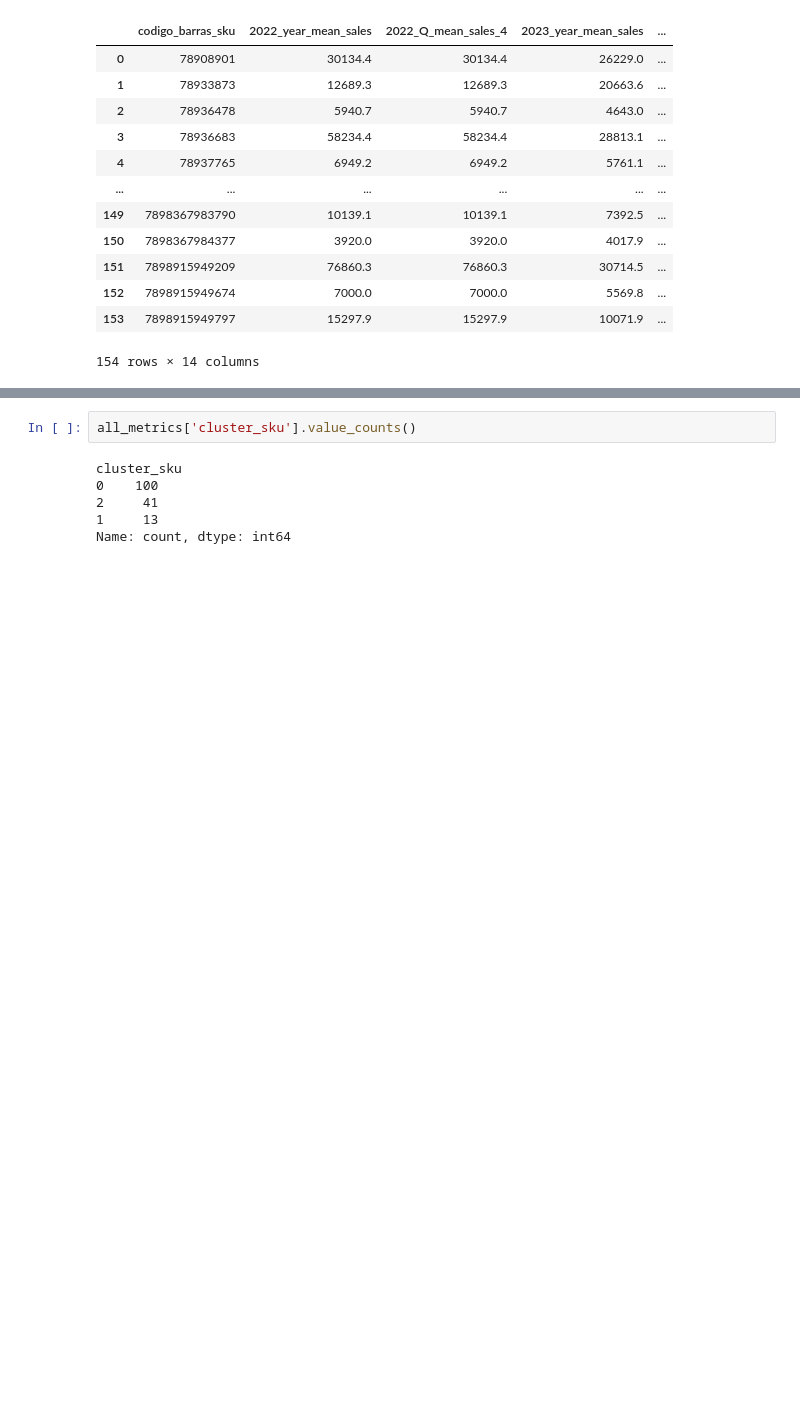
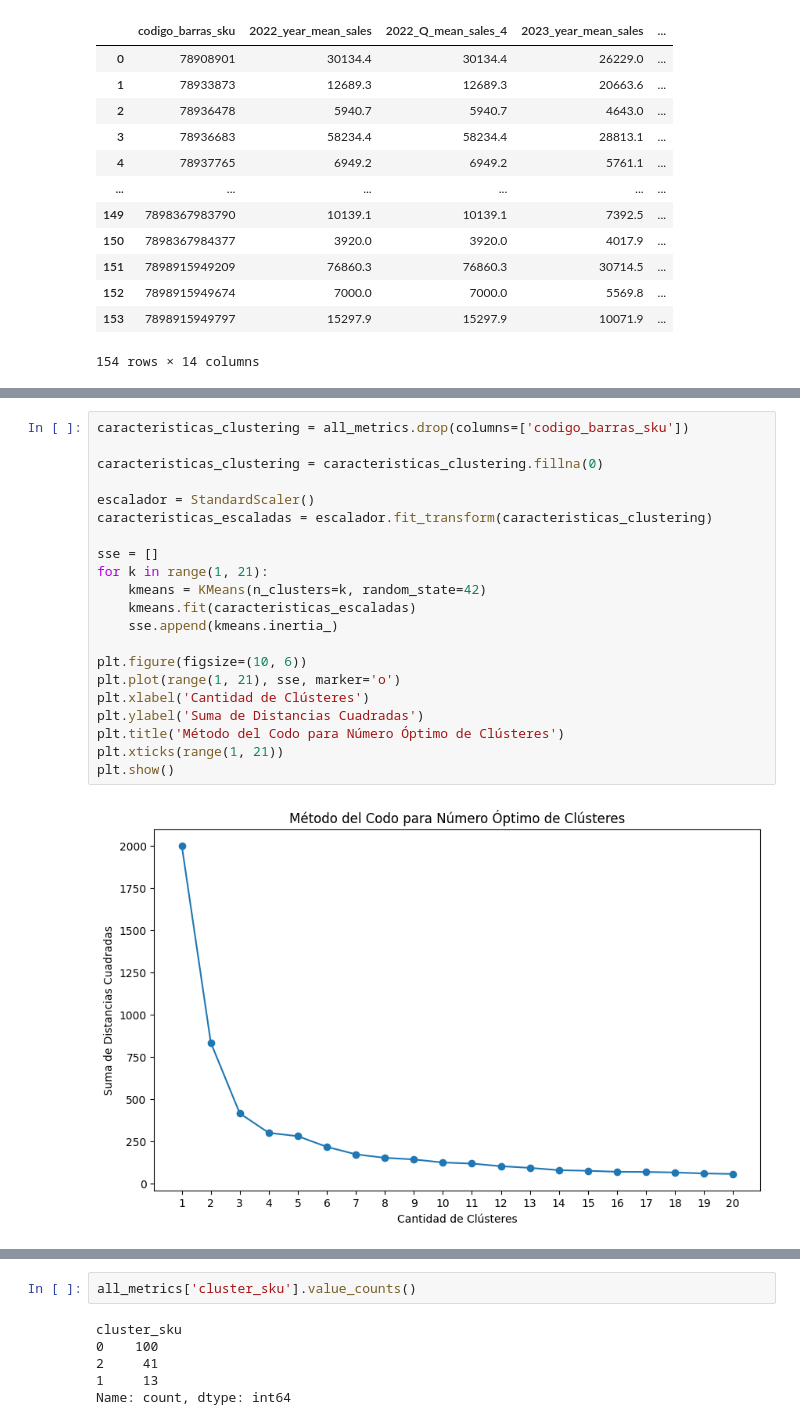
Before and after one commit to SantiagoRomanoOddone/MasterThesis, a Jupyter notebook: clustering/clustering_lab.ipynb, the cells around one changed output, grey strips where cells are left out. Cells and saved outputs as stored; diff of their text form; blank space fills up the shorter version.

```diff
--- a/clustering/clustering_lab.ipynb
+++ b/clustering/clustering_lab.ipynb
@@ -665,3 +665,26 @@ plt.show()
+# %%
+caracteristicas_clustering = all_metrics.drop(columns=['codigo_barras_sku'])
+
+caracteristicas_clustering = caracteristicas_clustering.fillna(0)
+
+escalador = StandardScaler()
+caracteristicas_escaladas = escalador.fit_transform(caracteristicas_clustering)
+
+sse = []
+for k in range(1, 21):
+    kmeans = KMeans(n_clusters=k, random_state=42)
+    kmeans.fit(caracteristicas_escaladas)
+    sse.append(kmeans.inertia_)
+
+plt.figure(figsize=(10, 6))
+plt.plot(range(1, 21), sse, marker='o')
+plt.xlabel('Cantidad de Clústeres')
+plt.ylabel('Suma de Distancias Cuadradas')
+plt.title('Método del Codo para Número Óptimo de Clústeres')
+plt.xticks(range(1, 21))
+plt.show()
+# %% [output]
+[figure, added]
 # %%
 # Apply K-Means clustering with 8 clusters
 kmeans = KMeans(n_clusters=3, random_state=42)
```
Also changed, not shown: parts of 7 cells of this notebook.
